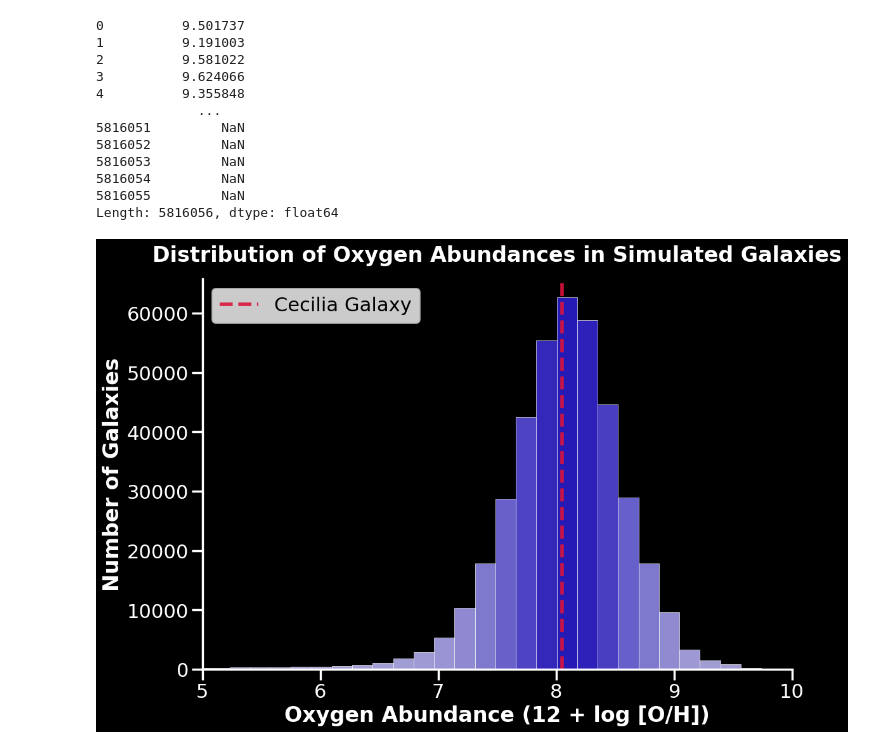
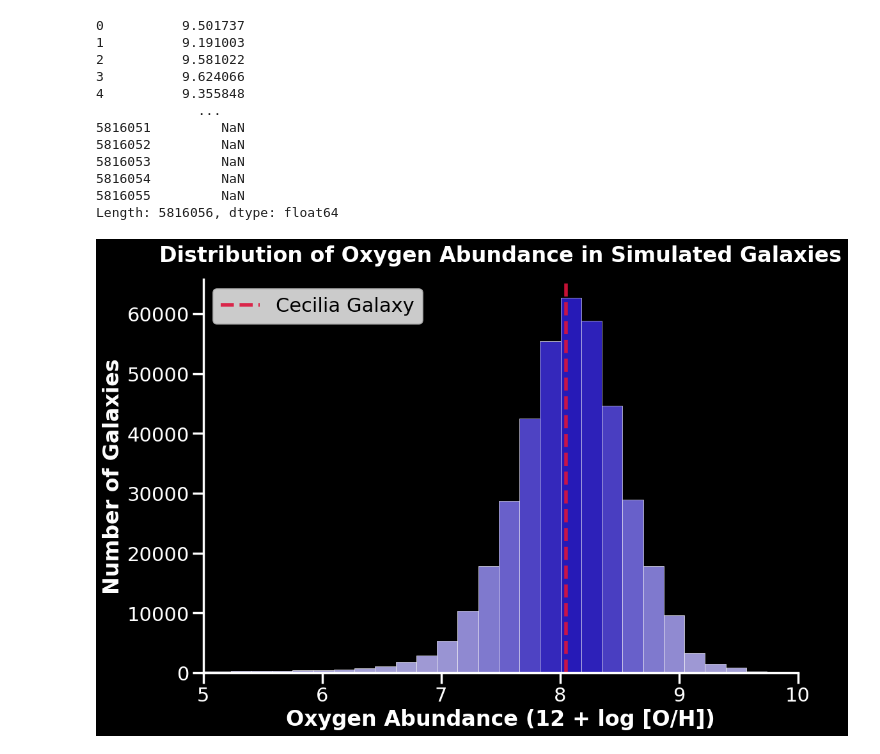
Before and after one commit to gflorencia13/CFR-2025, a Jupyter notebook: Astro/Data/CFR_project_data/gabby/oxygen_abundance.ipynb, the cells around one changed output. Cells and saved outputs as stored; diff of their text form; code cells hidden in the pictures.

```diff
--- a/Astro/Data/CFR_project_data/gabby/oxygen_abundance.ipynb
+++ b/Astro/Data/CFR_project_data/gabby/oxygen_abundance.ipynb
@@ -109,7 +109,7 @@ sns.set_context("poster")
 
 # Make the histogram
 n, bins, patches = plt.hist(add_12, bins=50, color='cyan', edgecolor = 'white', linewidth=0.5, alpha = 0.9)
-plt.title('Distribution of Oxygen Abundances in Simulated Galaxies', color='white', fontweight='bold', pad=20)
+plt.title('Distribution of Oxygen Abundance in Simulated Galaxies', color='white', fontweight='bold', pad=20)
 plt.xlabel('Oxygen Abundance (12 + log [O/H])', color='white', fontweight='bold')
 plt.ylabel('Number of Galaxies', color='white', fontweight='bold')
 plt.xlim(4,10)
@@ -126,35 +126,35 @@ for patch in patches:
     color = custom_cmap(norm(patch.get_height()))
     patch.set_facecolor(color)
 
 # Make everything white for dark theme
 plt.xlim(5,10)
 plt.tick_params(colors='white')  # White tick marks
 plt.legend(facecolor='black', edgecolor='white', labelcolor='white')
 
 # Clean up the borders
 ax = plt.gca()
 ax.spines['bottom'].set_color('white')
 ax.spines['left'].set_color('white')
 ax.spines['top'].set_visible(False)
 ax.spines['right'].set_visible(False)
 
 # Cecilia galaxy line
-plt.axvline(8.05, label='Cecilia Galaxy', linewidth=4, color='crimson', linestyle='--', alpha=0.9)
+plt.axvline(8.05, label='Cecilia Galaxy', linewidth=4, color='crimson', linestyle = '--', alpha=0.9)
 
 # Create bell curve that matches histogram scale
 x = np.linspace(4, 10, 100)
 mean = np.mean(add_12)
 std = np.std(add_12)
 
 
 #plt.grid()
 plt.legend()
 
 plt.savefig('Presentation plot.png')
 plt.show()
 #plt.tight_layout()
 # %% [output]
-[figure, old version]
+[figure, new version]
 # %%
 '''
 Add an explanation of the graph: this is a simulated galaxies and the line is cecilia galaxy which has the oxygen abundance of 8.05.
```
Also changed, not shown: parts of 1 cell of this notebook.
